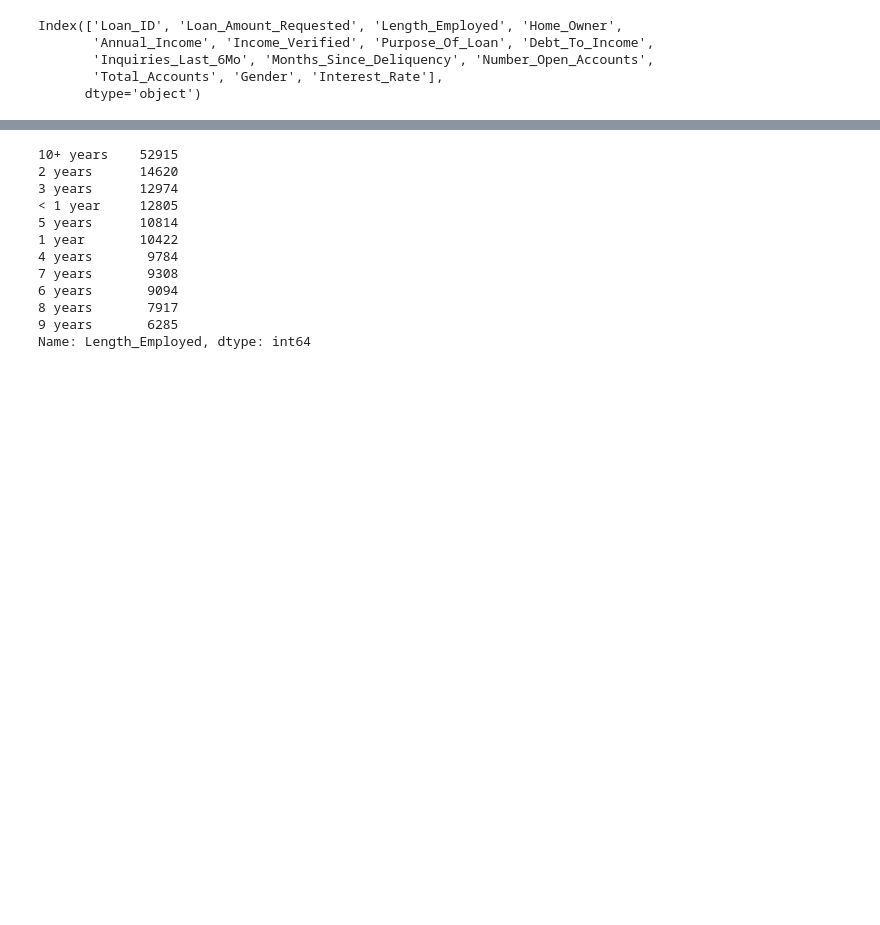
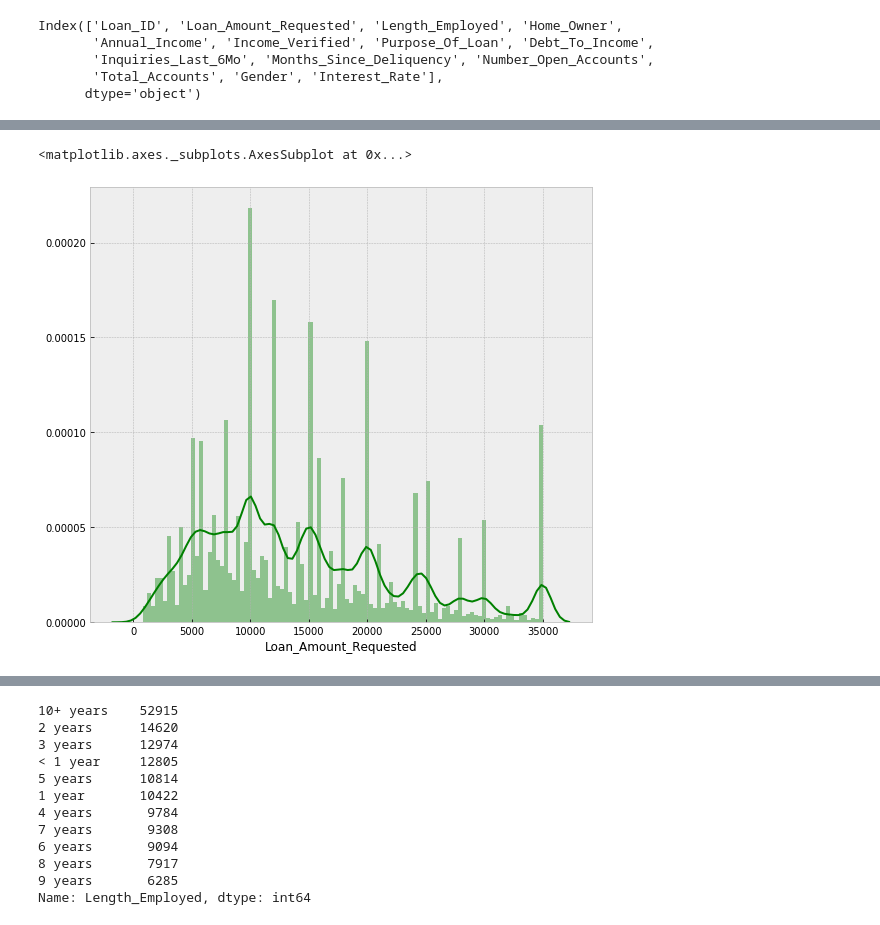
Before and after one commit to msa9493/Machine-Learning, a Jupyter notebook: AV Banking.ipynb, the cells around one changed output, grey strips where cells are left out. Cells and saved outputs as stored; diff of their text form; code cells hidden in the pictures; blank space fills up the shorter version.

```diff
--- a/AV Banking.ipynb
+++ b/AV Banking.ipynb
@@ -41,0 +190,2 @@ Index(['Loan_ID', 'Loan_Amount_Requested', 'Length_Employed', 'Home_Owner',
+# %%
+train['Loan_Amount_Requested'] = train['Loan_Amount_Requested'].replace(",", "", regex = True)
@@ -41,0 +211,2 @@ Index(['Loan_ID', 'Loan_Amount_Requested', 'Length_Employed', 'Home_Owner',
+# %%
+train['Loan_Amount_Requested'] = train['Loan_Amount_Requested'].astype(float)
@@ -41,0 +229,6 @@ Index(['Loan_ID', 'Loan_Amount_Requested', 'Length_Employed', 'Home_Owner',
+# %%
+plt.figure(figsize = (9,8))
+sns.distplot(train['Loan_Amount_Requested'] , color = 'g', bins = 100, hist_kws = {'alpha':0.4})
+# %% [output]
+<matplotlib.axes._subplots.AxesSubplot at 0x...>
+[figure, added]
```
Also changed, not shown: parts of 101 cells of this notebook.
